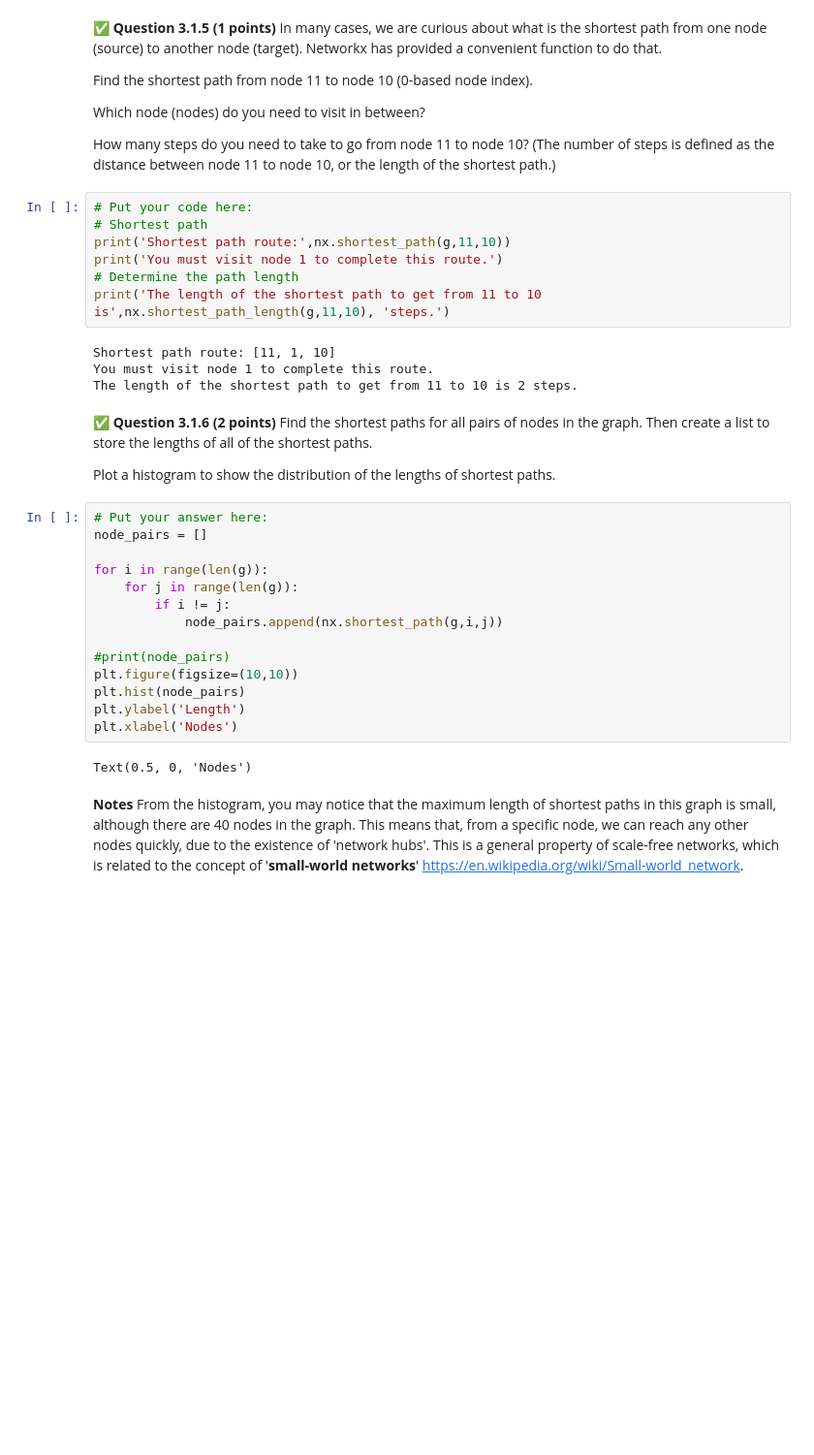
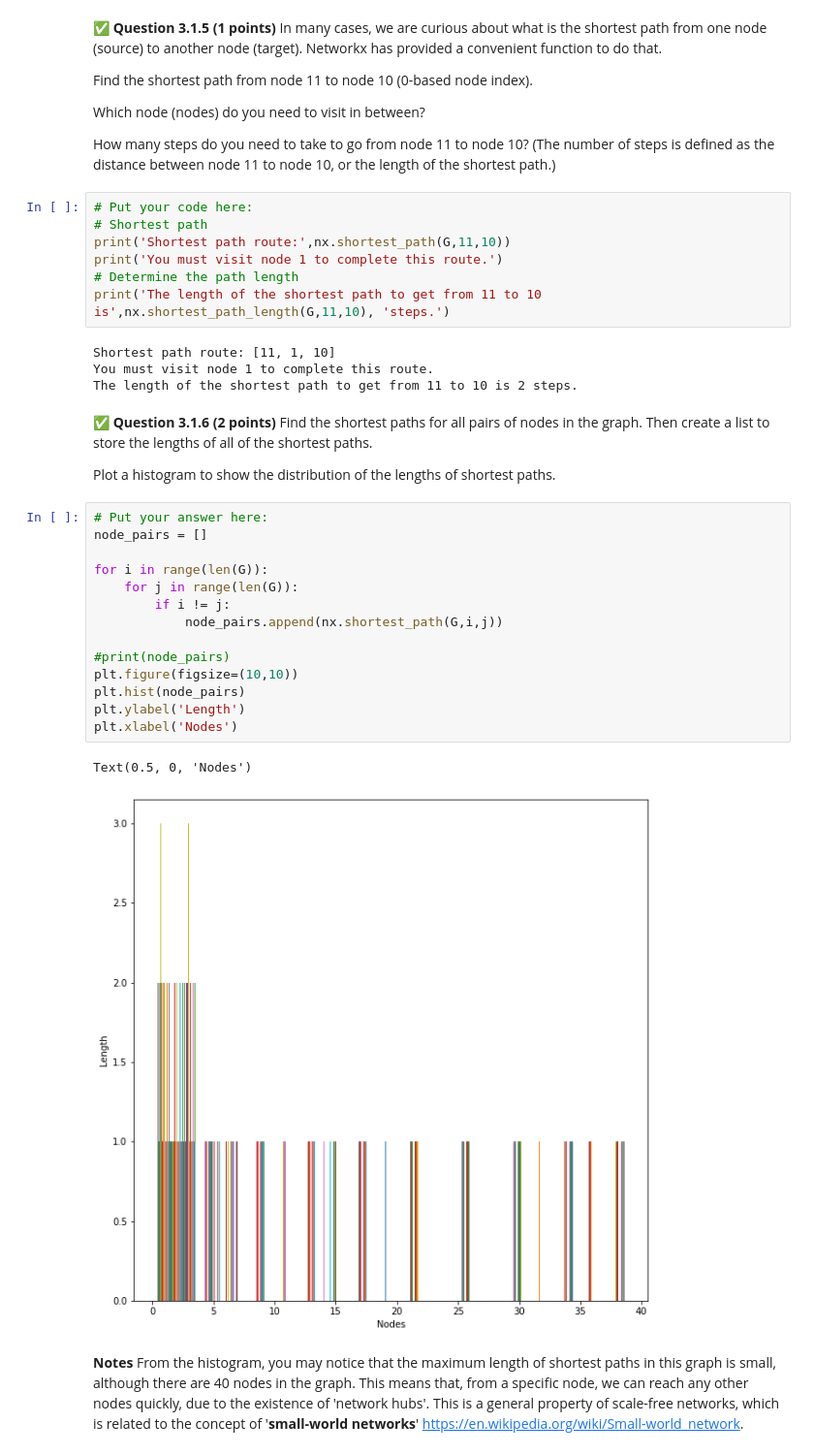
Before and after one commit to barnbyje/cmse202-s22-turnin, a Jupyter notebook: hw-03/HW-03_ABMAndGraphTheory-STUDENT.ipynb, the cells around one changed output. Shown at 97% size. Drawn from its saved outputs; the diff is of its cells as text; blank space fills up the shorter version.

```diff
--- a/hw-03/HW-03_ABMAndGraphTheory-STUDENT.ipynb
+++ b/hw-03/HW-03_ABMAndGraphTheory-STUDENT.ipynb
@@ -381,10 +378,10 @@ How many steps do you need to take to go from node 11 to node 10? (The number of
 # %%
 # Put your code here:
 # Shortest path
-print('Shortest path route:',nx.shortest_path(g,11,10))
+print('Shortest path route:',nx.shortest_path(G,11,10))
 print('You must visit node 1 to complete this route.')
 # Determine the path length
-print('The length of the shortest path to get from 11 to 10 is',nx.shortest_path_length(g,11,10), 'steps.')
+print('The length of the shortest path to get from 11 to 10 is',nx.shortest_path_length(G,11,10), 'steps.')
 # %% [output]
 Shortest path route: [11, 1, 10]
 You must visit node 1 to complete this route.
@@ -396,19 +393,20 @@ Plot a histogram to show the distribution of the lengths of shortest paths.
 # %%
 # Put your answer here:
 node_pairs = []
 
-for i in range(len(g)):
-    for j in range(len(g)):
+for i in range(len(G)):
+    for j in range(len(G)):
         if i != j:
-            node_pairs.append(nx.shortest_path(g,i,j))
+            node_pairs.append(nx.shortest_path(G,i,j))
 
 #print(node_pairs)
 plt.figure(figsize=(10,10))
 plt.hist(node_pairs)
 plt.ylabel('Length')
 plt.xlabel('Nodes')
 # %% [output]
 Text(0.5, 0, 'Nodes')
+[figure, added]
 # %% [markdown]
 **Notes** From the histogram, you may notice that the maximum length of shortest paths in this graph is small, although there are 40 nodes in the graph. This means that, from a specific node, we can reach any other nodes quickly, due to the existence of 'network hubs'. This is a general property of scale-free networks, which is related to the concept of '**small-world networks**' https://en.wikipedia.org/wiki/Small-world_network.
 # %% [markdown]
```
Also changed, not shown: parts of 10 cells of this notebook.
